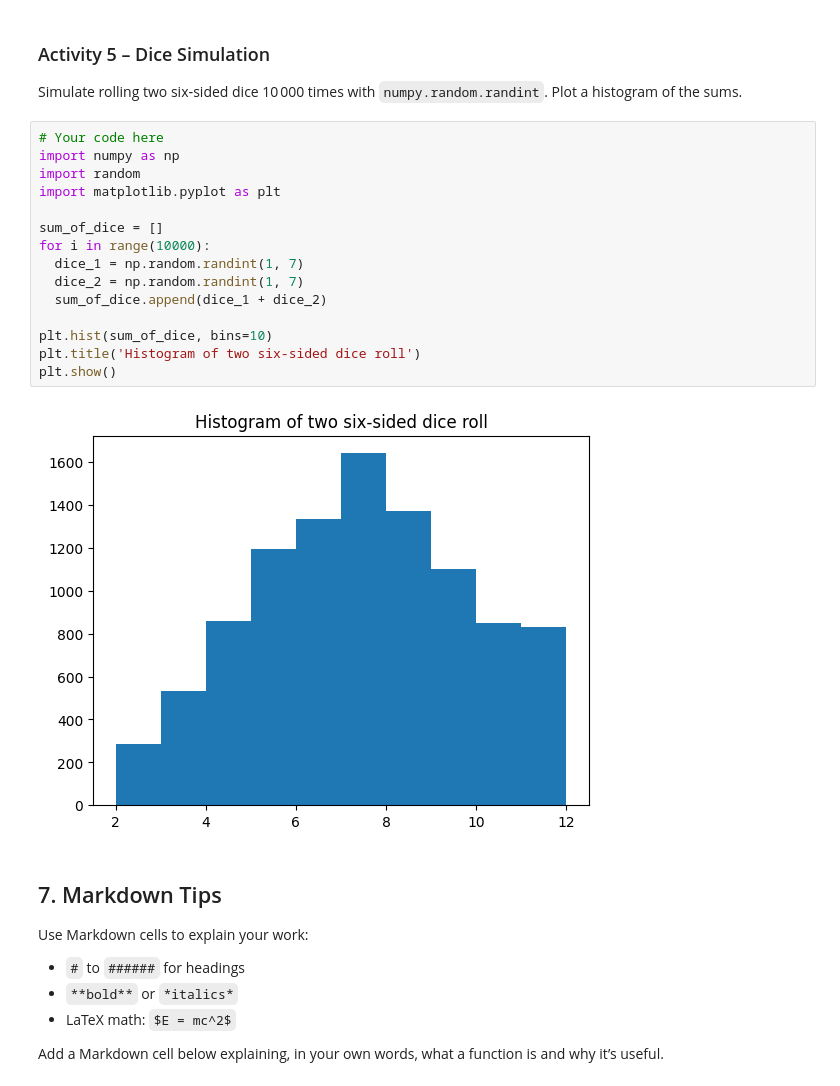
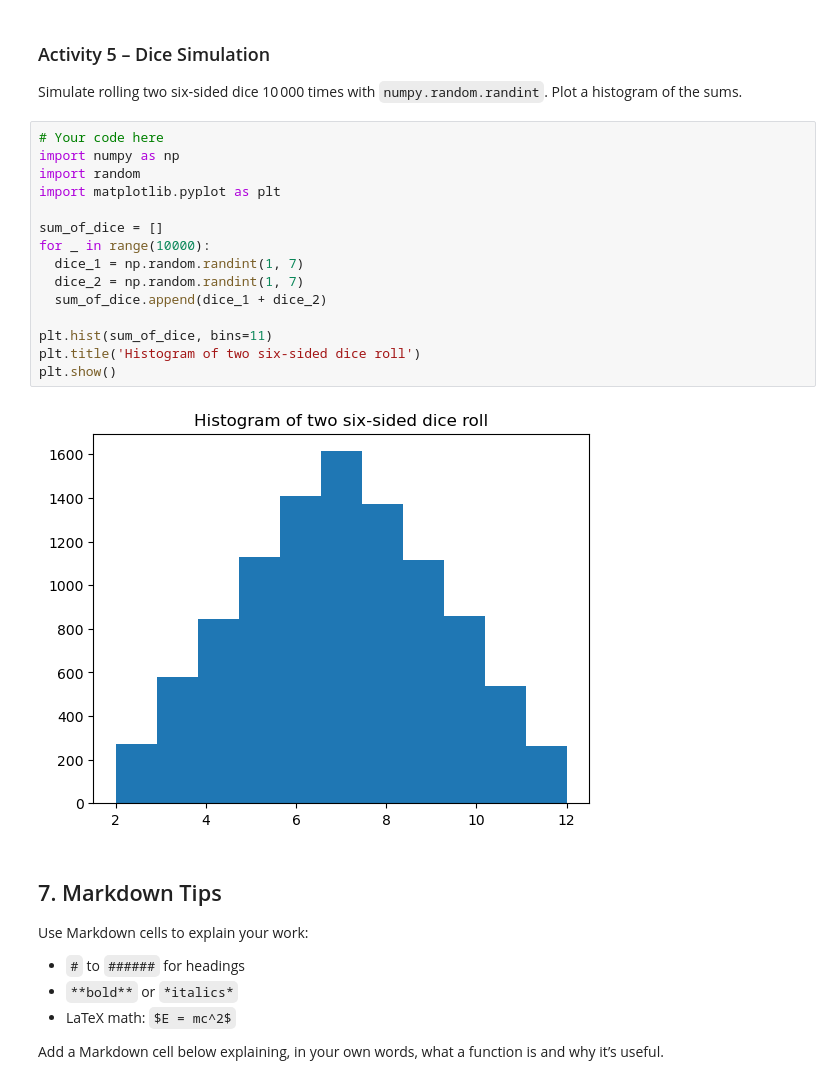
Before and after one commit to evanisgreat/burise, a Jupyter notebook: Evan_Yip_Day_1_student.ipynb, the cells around one changed output. Saved outputs shown, nothing was run; the diff lists cells and outputs as text.

```diff
--- a/Evan_Yip_Day_1_student.ipynb
+++ b/Evan_Yip_Day_1_student.ipynb
@@ -168,20 +168,20 @@ Simulate rolling two six‑sided dice 10 000 times with `numpy.random.randint`
 # %%
 # Your code here
 import numpy as np
 import random
 import matplotlib.pyplot as plt
 
 sum_of_dice = []
-for i in range(10000):
+for _ in range(10000):
   dice_1 = np.random.randint(1, 7)
   dice_2 = np.random.randint(1, 7)
   sum_of_dice.append(dice_1 + dice_2)
 
-plt.hist(sum_of_dice, bins=10)
+plt.hist(sum_of_dice, bins=11)
 plt.title('Histogram of two six-sided dice roll')
 plt.show()
 # %% [output]
-[figure, old version]
+[figure, new version]
 # %% [markdown]
 ## 7. Markdown Tips
 Use Markdown cells to explain your work:
```
Also changed, not shown: parts of 1 cell of this notebook, 2 other files.
